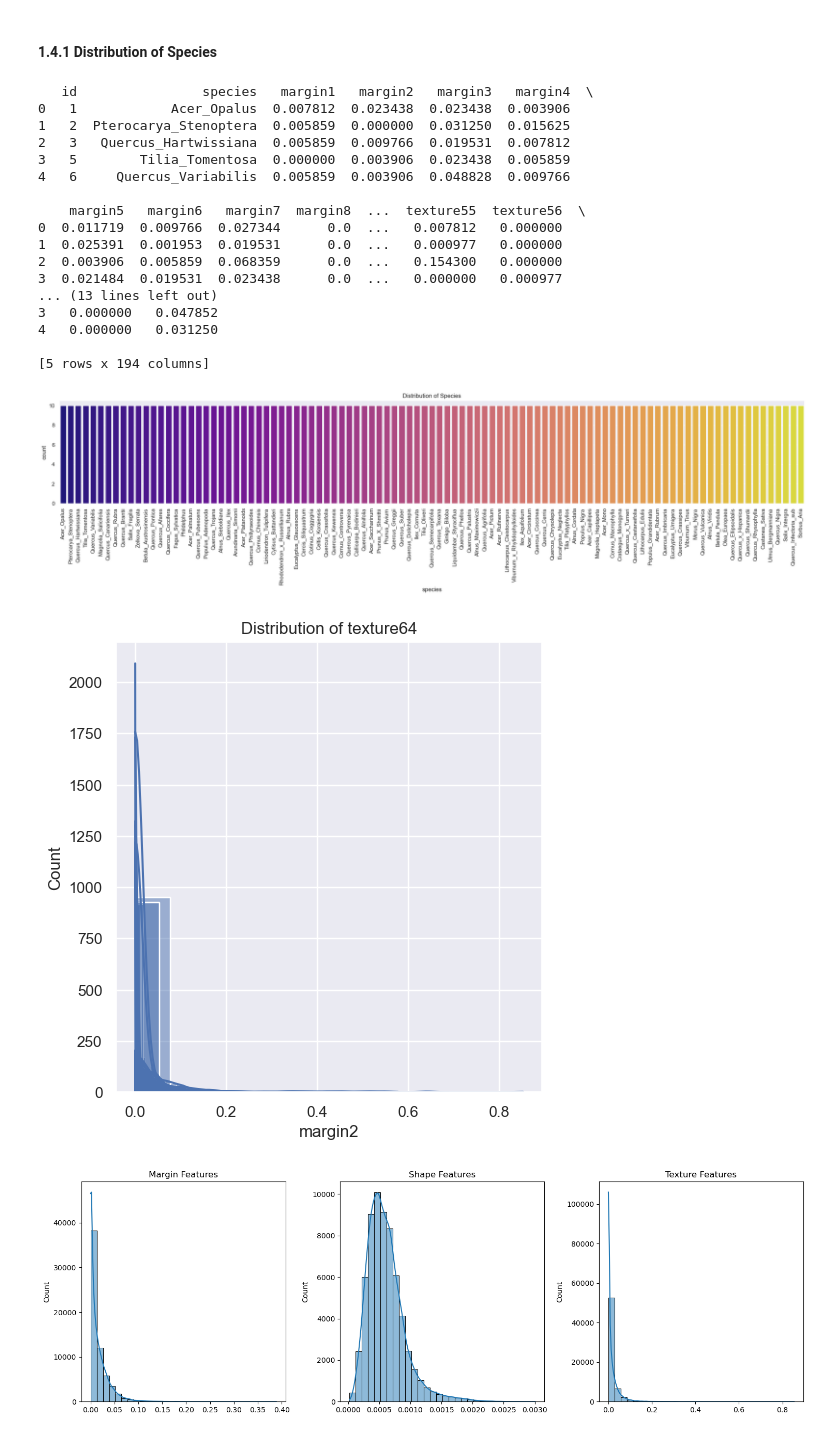
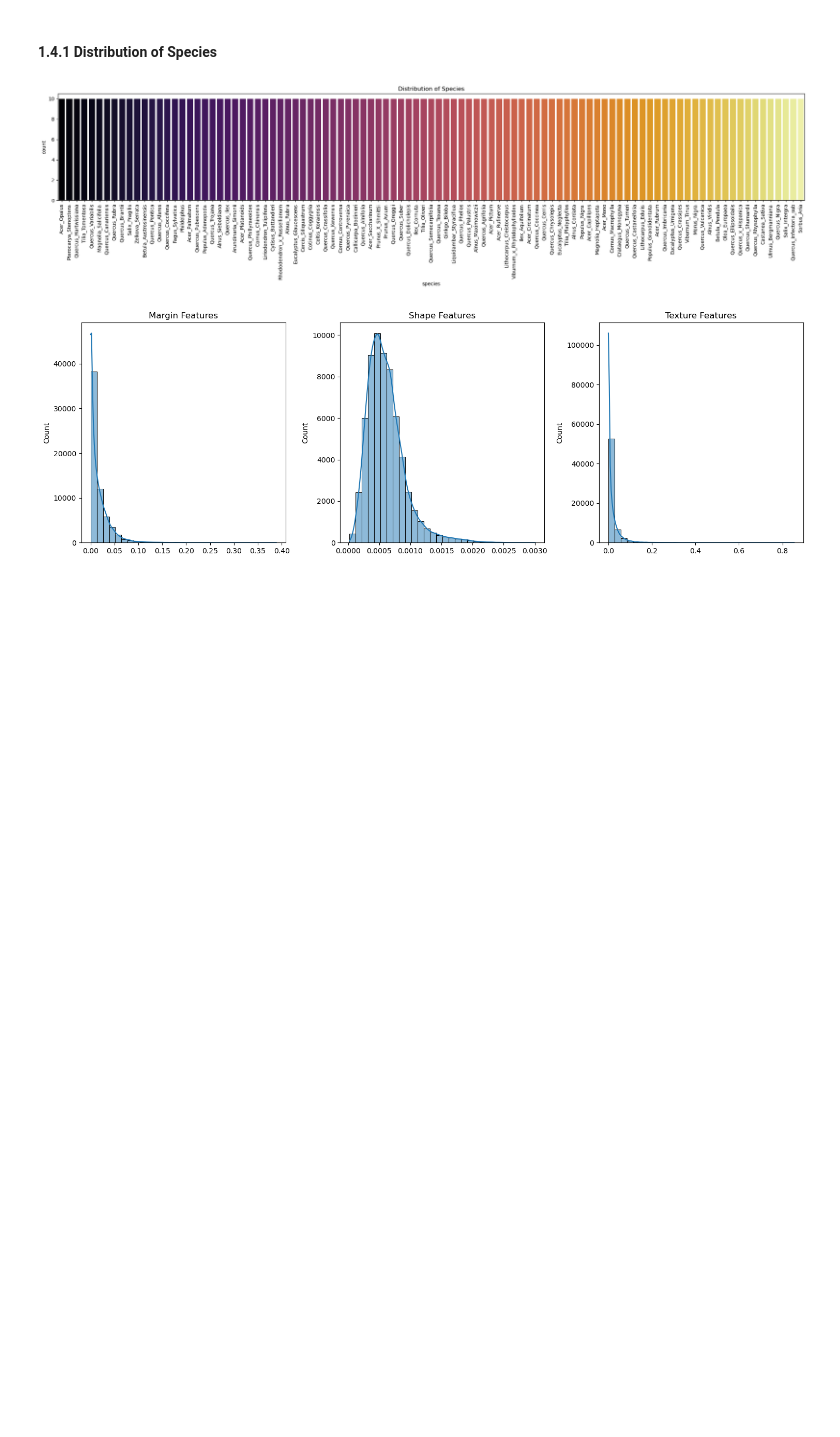
Before and after one commit to roaaelalfy/LeafClassfication, a Jupyter notebook: leaf-classification.ipynb, the cells around one changed output. Saved outputs shown, nothing was run; the diff lists cells and outputs as text; code cells hidden in the pictures; blank space fills up the shorter version.

```diff
--- a/leaf-classification.ipynb
+++ b/leaf-classification.ipynb
@@ -67,51 +69,17 @@ No duplicates were detected.
 # %%
 import pandas as pd
 import matplotlib.pyplot as plt
 import seaborn as sns
 
-
-# Display the first few rows of the dataset
-print(df.head())
 
 # Check the distribution of the target variable (class labels)
 plt.figure(figsize=(22, 6))
 sns.countplot(x='species', data=df, palette='inferno')
 plt.title('Distribution of Species')
 plt.xticks(rotation=90)
 plt.margins(x=0.0009)
 plt.subplots_adjust(bottom=0.2)
 plt.tight_layout()
 plt.show()
-
-
-# Visualize feature distributions
-feature_columns = df.columns[3:]  # Exclude the last column (target variable)
-
-plt.figure(figsize=(20, 20))
-for i, feature in enumerate(feature_columns, 1):
-    plt.subplot(4, 4, 16)
-    sns.histplot(df[feature], kde=True)
-    plt.title(f'Distribution of {feature}')
-
-plt.tight_layout()
-plt.show()
 # %% [output]
-   id                species   margin1   margin2   margin3   margin4  \
-0   1            Acer_Opalus  0.007812  0.023438  0.023438  0.003906
-1   2  Pterocarya_Stenoptera  0.005859  0.000000  0.031250  0.015625
-2   3   Quercus_Hartwissiana  0.005859  0.009766  0.019531  0.007812
-3   5        Tilia_Tomentosa  0.000000  0.003906  0.023438  0.005859
-4   6     Quercus_Variabilis  0.005859  0.003906  0.048828  0.009766
-
-    margin5   margin6   margin7  margin8  ...  texture55  texture56  \
-0  0.011719  0.009766  0.027344      0.0  ...   0.007812   0.000000
-1  0.025391  0.001953  0.019531      0.0  ...   0.000977   0.000000
-2  0.003906  0.005859  0.068359      0.0  ...   0.154300   0.000000
-3  0.021484  0.019531  0.023438      0.0  ...   0.000000   0.000977
-... (13 lines left out)
-3   0.000000   0.047852
-4   0.000000   0.031250
-
-[5 rows x 194 columns]
-[figure, old version]
+[figure, new version]
-[figure, removed]
```
Also changed, not shown: parts of 4 cells of this notebook.
